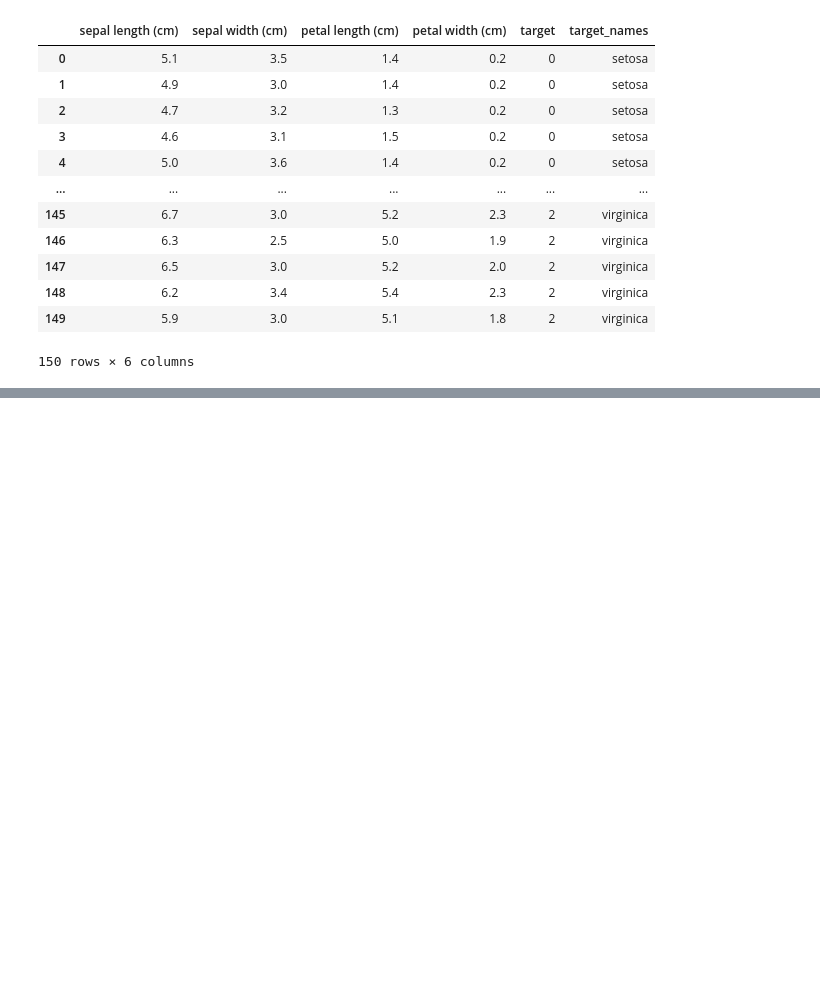
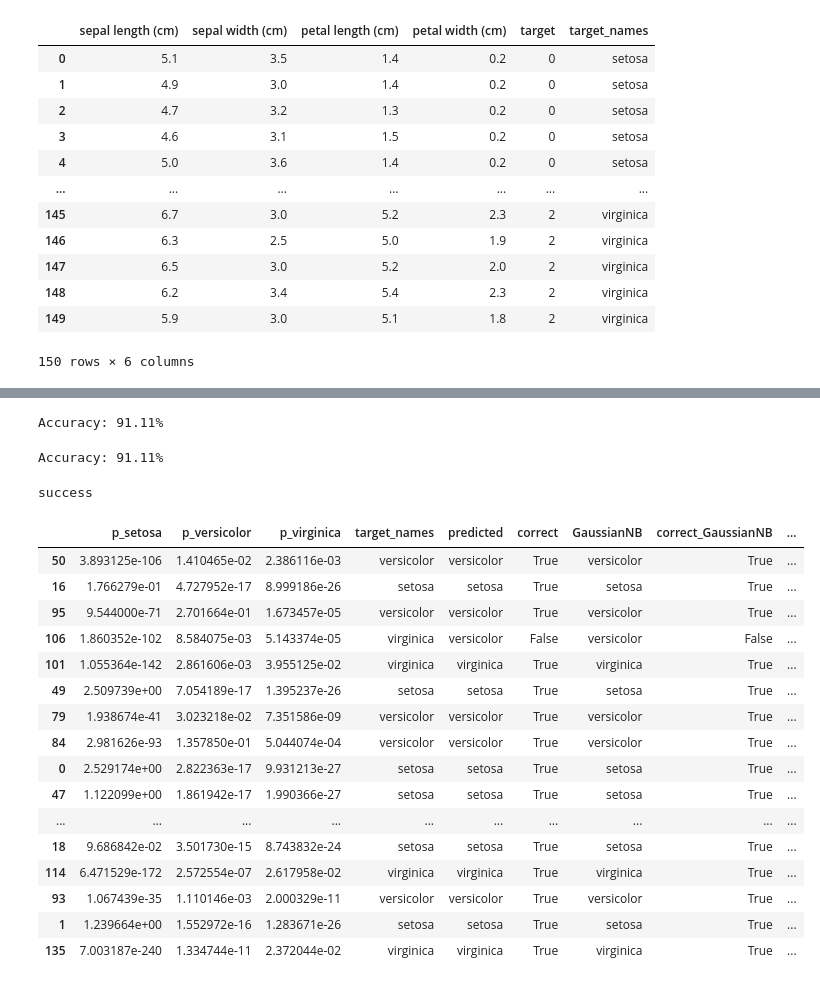
Before and after one commit to Freewifi-100/CPE393-Machine-Learning, a Jupyter notebook: Quiz2/2.ipynb, the cells around one changed output, grey strips where cells are left out. Drawn from its saved outputs; the diff is of its cells as text; code cells hidden in the pictures; blank space fills up the shorter version.

```diff
--- a/Quiz2/2.ipynb
+++ b/Quiz2/2.ipynb
@@ -25,0 +69,25 @@ df_iris
+# %%
+#versicolor probability
+p_versicolor_sepal_length = (1/(std_versicolor[0]*np.sqrt(2*np.pi)))*np.exp(-((testing_features['sepal length (cm)']-mean_versicolor[0])**2)/(2*std_versicolor[0]**2))
+p_versicolor_sepal_width = (1/(std_versicolor[1]*np.sqrt(2*np.pi)))*np.exp(-((testing_features['sepal width (cm)']-mean_versicolor[1])**2)/(2*std_versicolor[1]**2))
+p_versicolor_petal_length = (1/(std_versicolor[2]*np.sqrt(2*np.pi)))*np.exp(-((testing_features['petal length (cm)']-mean_versicolor[2])**2)/(2*std_versicolor[2]**2))
+p_versicolor_petal_width = (1/(std_versicolor[3]*np.sqrt(2*np.pi)))*np.exp(-((testing_features['petal width (cm)']-mean_versicolor[3])**2)/(2*std_versicolor[3]**2))
+p_versicolor = (1/3)*p_versicolor_sepal_length*p_versicolor_sepal_width*p_versicolor_petal_length*p_versicolor_petal_width
+# %%
+#virginica probability
+p_virginica_sepal_length = (1/(std_virginica[0]*np.sqrt(2*np.pi)))*np.exp(-((testing_features['sepal length (cm)']-mean_virginica[0])**2)/(2*std_virginica[0]**2))
+p_virginica_sepal_width = (1/(std_virginica[1]*np.sqrt(2*np.pi)))*np.exp(-((testing_features['sepal width (cm)']-mean_virginica[1])**2)/(2*std_virginica[1]**2))
+p_virginica_petal_length = (1/(std_virginica[2]*np.sqrt(2*np.pi)))*np.exp(-((testing_features['petal length (cm)']-mean_virginica[2])**2)/(2*std_virginica[2]**2))
+p_virginica_petal_width = (1/(std_virginica[3]*np.sqrt(2*np.pi)))*np.exp(-((testing_features['petal width (cm)']-mean_virginica[3])**2)/(2*std_virginica[3]**2))
+p_virginica = (1/3)*p_virginica_sepal_length*p_virginica_sepal_width*p_virginica_petal_length*p_virginica_petal_width
+# %%
+df_ans = pd.DataFrame()
+df_ans['p_setosa'] = p_setosa
+df_ans['p_versicolor'] = p_versicolor
+df_ans['p_virginica'] = p_virginica
+df_ans['target_names'] = testing_labels.apply(lambda x: data_iris.target_names[x])
+# what column has the highest probability
+df_ans['predicted'] = df_ans[['p_setosa', 'p_versicolor', 'p_virginica']].idxmax(axis=1)
+df_ans['predicted'] = df_ans['predicted'].apply(lambda x: x.split('_')[1])
+df_ans['correct'] = df_ans['target_names'] == df_ans['predicted']
+df_ans
@@ -25,0 +112,44 @@ df_iris
+# %%
+# tatal accuracy
+from sklearn.metrics import accuracy_score
+accuracy_percent = accuracy_score(df_ans['target_names'], df_ans['predicted']) * 100
+print ("Accuracy: %5.2f%%" %accuracy_percent)
+# %% [output]
+Accuracy: 91.11%
+# %%
+# use Guussian Naive Bayes from sklearn
+from sklearn.naive_bayes import GaussianNB
+classifier = GaussianNB()
+model = classifier.fit(training_features, training_labels)
+predictions_labels = model.predict(testing_features)
+df_ans['GaussianNB'] = predictions_labels
+df_ans['GaussianNB'] = df_ans['GaussianNB'].apply(lambda x: data_iris.target_names[x])
+df_ans['correct_GaussianNB'] = df_ans['target_names'] == df_ans['GaussianNB']
+accuracy_percent = accuracy_score(testing_labels, predictions_labels) * 100
+print ("Accuracy: %5.2f%%" %accuracy_percent)
+df_ans['check equal'] = df_ans['correct'] == df_ans['correct_GaussianNB']
+# %% [output]
+Accuracy: 91.11%
+# %%
+if all(df_ans['check equal']):
+    print('success')
+df_ans
+# %% [output]
+success
+|  | p_setosa | p_versicolor | p_virginica | target_names | predicted | correct | GaussianNB | correct_GaussianNB | ... |
+| 50 | 3.893125e-106 | 1.410465e-02 | 2.386116e-03 | versicolor | versicolor | True | versicolor | True | ... |
+| 16 | 1.766279e-01 | 4.727952e-17 | 8.999186e-26 | setosa | setosa | True | setosa | True | ... |
+| 95 | 9.544000e-71 | 2.701664e-01 | 1.673457e-05 | versicolor | versicolor | True | versicolor | True | ... |
+| 106 | 1.860352e-102 | 8.584075e-03 | 5.143374e-05 | virginica | versicolor | False | versicolor | False | ... |
+| 101 | 1.055364e-142 | 2.861606e-03 | 3.955125e-02 | virginica | virginica | True | virginica | True | ... |
+| 49 | 2.509739e+00 | 7.054189e-17 | 1.395237e-26 | setosa | setosa | True | setosa | True | ... |
+| 79 | 1.938674e-41 | 3.023218e-02 | 7.351586e-09 | versicolor | versicolor | True | versicolor | True | ... |
+| 84 | 2.981626e-93 | 1.357850e-01 | 5.044074e-04 | versicolor | versicolor | True | versicolor | True | ... |
+| 0 | 2.529174e+00 | 2.822363e-17 | 9.931213e-27 | setosa | setosa | True | setosa | True | ... |
+| 47 | 1.122099e+00 | 1.861942e-17 | 1.990366e-27 | setosa | setosa | True | setosa | True | ... |
+| ... | ... | ... | ... | ... | ... | ... | ... | ... | ... |
+| 18 | 9.686842e-02 | 3.501730e-15 | 8.743832e-24 | setosa | setosa | True | setosa | True | ... |
+| 114 | 6.471529e-172 | 2.572554e-07 | 2.617958e-02 | virginica | virginica | True | virginica | True | ... |
+| 93 | 1.067439e-35 | 1.110146e-03 | 2.000329e-11 | versicolor | versicolor | True | versicolor | True | ... |
+| 1 | 1.239664e+00 | 1.552972e-16 | 1.283671e-26 | setosa | setosa | True | setosa | True | ... |
+| 135 | 7.003187e-240 | 1.334744e-11 | 2.372044e-02 | virginica | virginica | True | virginica | True | ... |
```
Also changed, not shown: parts of 8 cells of this notebook.
